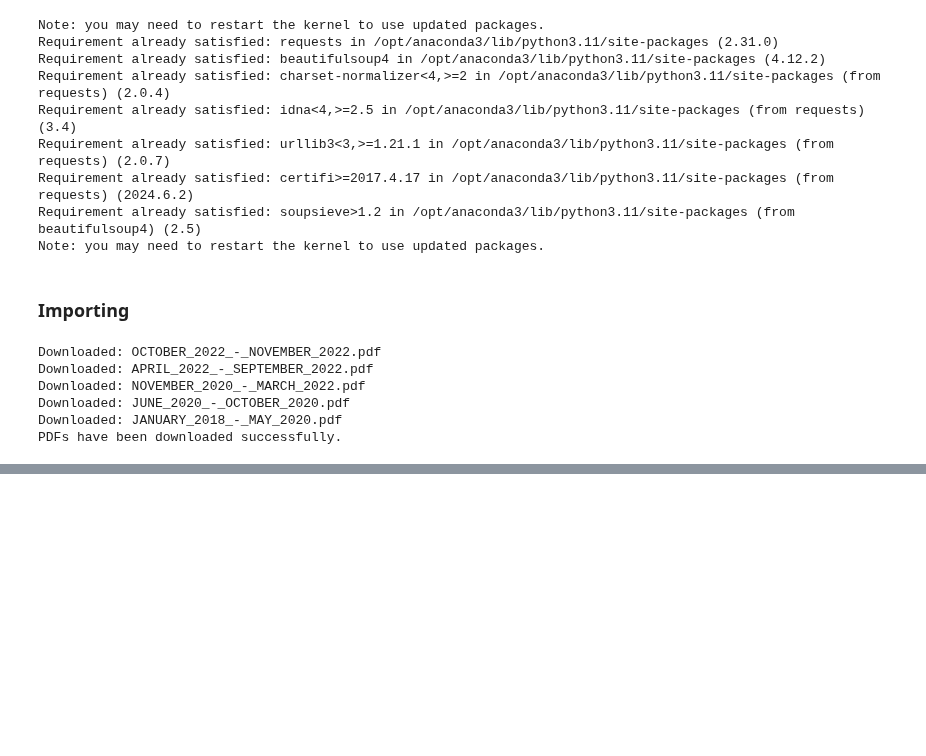
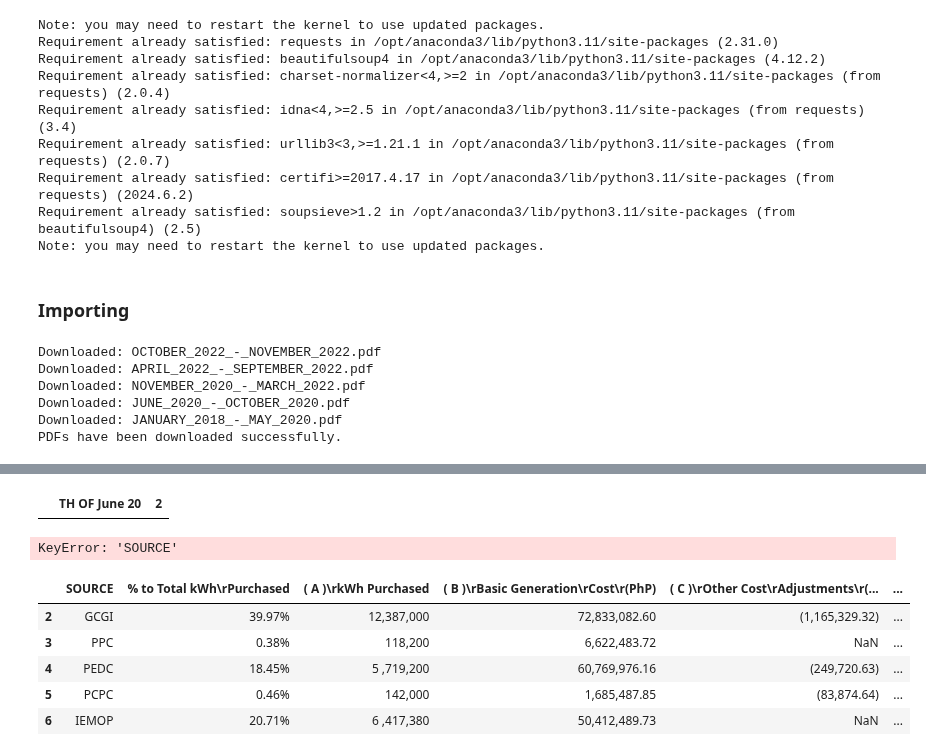
Before and after one commit to andreasenson/Scrape-DU-Generation-Charge, a Jupyter notebook: AKELCO/scrape_AKELCO.ipynb, the cells around one changed output, grey strips where cells are left out. Saved outputs shown, nothing was run; the diff lists cells and outputs as text; code cells hidden in the pictures; blank space fills up the shorter version.

```diff
--- a/AKELCO/scrape_AKELCO.ipynb
+++ b/AKELCO/scrape_AKELCO.ipynb
@@ -132,0 +107,21 @@ dataframes[1]
+# %%
+df
+# %% [output]
+|  | TH OF June 20 | 2 |
+# %%
+contract_index = df[df['SOURCE'].str.contains('CONTRACT', case=False, na=False)].index[0]
+
+iemop_index = df[df['SOURCE'].str.contains('IEMOP', case=False, na=False)].index[0]
+
+df_new = df.loc[contract_index + 1:iemop_index]
+# %% [output]
+KeyError: 'SOURCE'
+# %%
+df_new
+# %% [output]
+|  | SOURCE | % to Total kWh\rPurchased | ( A )\rkWh Purchased | ( B )\rBasic Generation\rCost\r(PhP) | ( C )\rOther Cost\rAdjustments\r(... | ... |
+| 2 | GCGI | 39.97% | 12,387,000 | 72,833,082.60 | (1,165,329.32) | ... |
+| 3 | PPC | 0.38% | 118,200 | 6,622,483.72 | NaN | ... |
+| 4 | PEDC | 18.45% | 5 ,719,200 | 60,769,976.16 | (249,720.63) | ... |
+| 5 | PCPC | 0.46% | 142,000 | 1,685,487.85 | (83,874.64) | ... |
+| 6 | IEMOP | 20.71% | 6 ,417,380 | 50,412,489.73 | NaN | ... |
```
Also changed, not shown: parts of 7 cells of this notebook.
